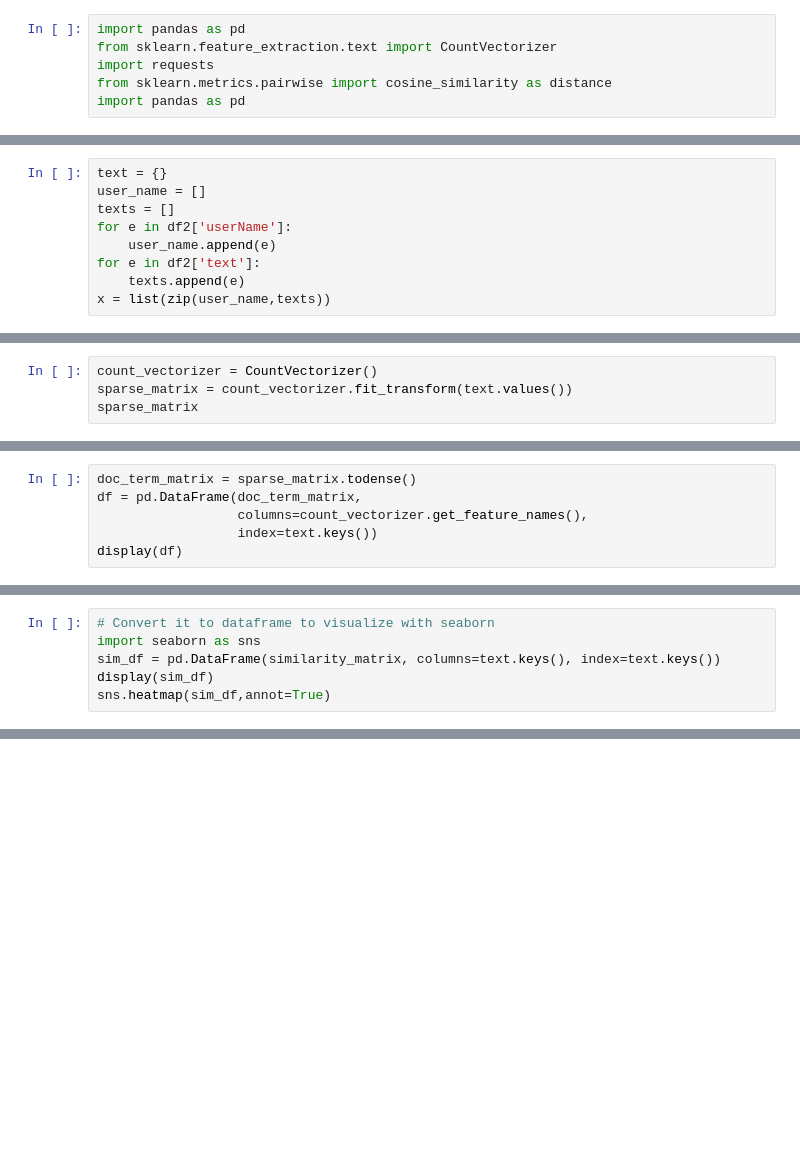
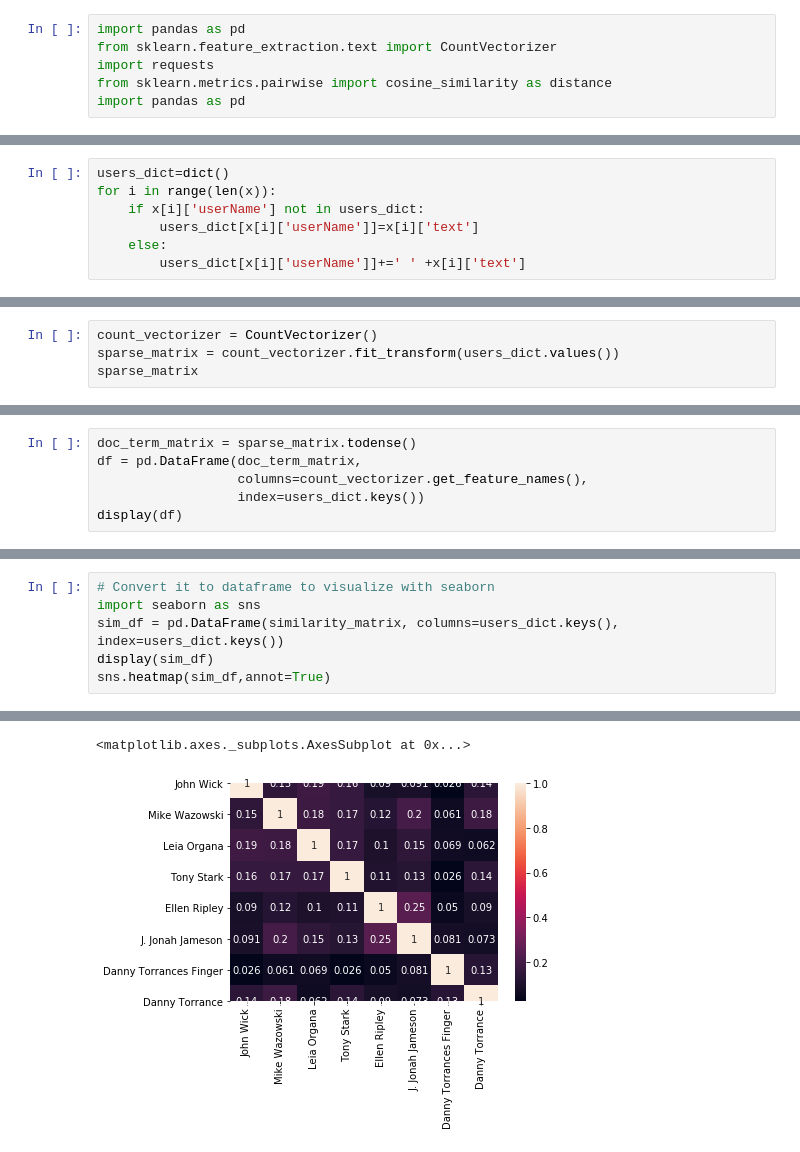
Before and after one commit to David-Fde/Docker-Api-Project, a Jupyter notebook: src/jupyters/recommendations.ipynb, the cells around one changed output, grey strips where cells are left out. Saved outputs shown, nothing was run; the diff lists cells and outputs as text; blank space fills up the shorter version.

```diff
--- a/src/jupyters/recommendations.ipynb
+++ b/src/jupyters/recommendations.ipynb
@@ -66,9 +46,0 @@ df2
-# %%
-text = {}
-user_name = []
-texts = []
-for e in df2['userName']:
-    user_name.append(e)
-for e in df2['text']:
-    texts.append(e)
-x = list(zip(user_name,texts))
@@ -100,0 +47,7 @@ text.values()
+# %%
+users_dict=dict()
+for i in range(len(x)):
+    if x[i]['userName'] not in users_dict:
+        users_dict[x[i]['userName']]=x[i]['text']
+    else:
+        users_dict[x[i]['userName']]+=' ' +x[i]['text']
@@ -101,4 +76,4 @@ text.values()
 # %%
 count_vectorizer = CountVectorizer()
-sparse_matrix = count_vectorizer.fit_transform(text.values())
+sparse_matrix = count_vectorizer.fit_transform(users_dict.values())
 sparse_matrix
@@ -106,5 +84,5 @@ sparse_matrix
 doc_term_matrix = sparse_matrix.todense()
 df = pd.DataFrame(doc_term_matrix,
                   columns=count_vectorizer.get_feature_names(),
-                  index=text.keys())
+                  index=users_dict.keys())
 display(df)
@@ -114,6 +120,7 @@ print(similarity_matrix)
 # %%
 # Convert it to dataframe to visualize with seaborn
 import seaborn as sns
-sim_df = pd.DataFrame(similarity_matrix, columns=text.keys(), index=text.keys())
+sim_df = pd.DataFrame(similarity_matrix, columns=users_dict.keys(), index=users_dict.keys())
 display(sim_df)
 sns.heatmap(sim_df,annot=True)
+# %% [output]
@@ -120,3 +136,5 @@ sns.heatmap(sim_df,annot=True)
+<matplotlib.axes._subplots.AxesSubplot at 0x...>
+[figure, added]
 # %%
 # Max similarities of related documents
 import numpy as np
```
Also changed, not shown: parts of 20 cells of this notebook, 6 other files.
